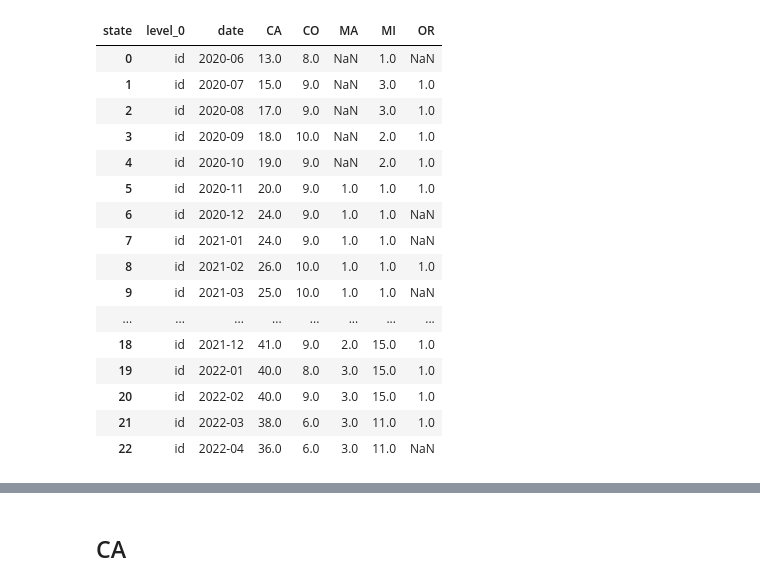
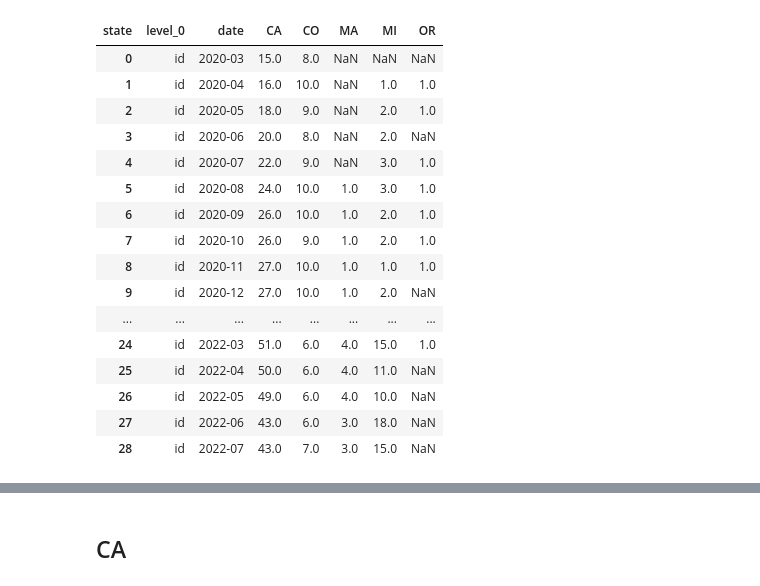
Before and after one commit to warrenshen/platform, a Jupyter notebook: services/api-server/notebooks/analysis/monthly_gm_perc_thresholds.ipynb, the cells around one changed output, grey strips where cells are left out. Saved outputs shown, nothing was run; the diff lists cells and outputs as text; code cells hidden in the pictures.

```diff
--- a/services/api-server/notebooks/analysis/monthly_gm_perc_thresholds.ipynb
+++ b/services/api-server/notebooks/analysis/monthly_gm_perc_thresholds.ipynb
@@ -36,5 +36,5 @@ from bespoke.inventory.analysis import inventory_valuations_util as valuations_u
 %load_ext autoreload
 %autoreload 2
 # %%
-gm = pd.read_csv('all_metrc_gm_0408.csv',index_col = 0)
+gm = pd.read_csv('all_metrc_gm_0720.csv',index_col = 0)
 # %%
@@ -56,29 +52,29 @@ gm
 # %%
 gm_high_coverage = gm[gm['coverage'] >= 0.7]
 # %%
-gm_high_coverage_3m_trim = gm_high_coverage[(gm_high_coverage['gm_past_quarter'] > 0.2) & (gm_high_coverage['gm_past_quarter'] < 0.8) & (gm_high_coverage['date'] < '2022-04-01')]
+gm_high_coverage_3m_trim = gm_high_coverage[(gm_high_coverage['gm_past_quarter'] > 0.2) & (gm_high_coverage['gm_past_quarter'] < 0.8) & (gm_high_coverage['date'] < '2022-07-01')]
 
-gm_high_coverage_6m_trim = gm_high_coverage[(gm_high_coverage['gm_past_2quarters'] > 0.2) & (gm_high_coverage['gm_past_2quarters'] < 0.8) & (gm_high_coverage['date'] < '2022-04-01')]
+gm_high_coverage_6m_trim = gm_high_coverage[(gm_high_coverage['gm_past_2quarters'] > 0.2) & (gm_high_coverage['gm_past_2quarters'] < 0.8) & (gm_high_coverage['date'] < '2022-07-01')]
 
-gm_high_coverage_9m_trim = gm_high_coverage[(gm_high_coverage['gm_past_3quarters'] > 0.2) & (gm_high_coverage['gm_past_3quarters'] < 0.8) & (gm_high_coverage['date'] < '2022-04-01')]
+gm_high_coverage_9m_trim = gm_high_coverage[(gm_high_coverage['gm_past_3quarters'] > 0.2) & (gm_high_coverage['gm_past_3quarters'] < 0.8) & (gm_high_coverage['date'] < '2022-07-01')]
 # %%
-state_count = gm_high_coverage_6m_trim[['state','id','date']].groupby(['state','date']).count().unstack().T.reset_index()
+state_count = gm_high_coverage_3m_trim[['state','id','date']].groupby(['state','date']).count().unstack().T.reset_index()
 state_count
 # %% [output]
 | state | level_0 | date | CA | CO | MA | MI | OR |
-| 0 | id | 2020-06 | 13.0 | 8.0 | NaN | 1.0 | NaN |
-| 1 | id | 2020-07 | 15.0 | 9.0 | NaN | 3.0 | 1.0 |
-| 2 | id | 2020-08 | 17.0 | 9.0 | NaN | 3.0 | 1.0 |
-| 3 | id | 2020-09 | 18.0 | 10.0 | NaN | 2.0 | 1.0 |
-| 4 | id | 2020-10 | 19.0 | 9.0 | NaN | 2.0 | 1.0 |
-| 5 | id | 2020-11 | 20.0 | 9.0 | 1.0 | 1.0 | 1.0 |
-| 6 | id | 2020-12 | 24.0 | 9.0 | 1.0 | 1.0 | NaN |
-| 7 | id | 2021-01 | 24.0 | 9.0 | 1.0 | 1.0 | NaN |
-| 8 | id | 2021-02 | 26.0 | 10.0 | 1.0 | 1.0 | 1.0 |
-| 9 | id | 2021-03 | 25.0 | 10.0 | 1.0 | 1.0 | NaN |
+| 0 | id | 2020-03 | 15.0 | 8.0 | NaN | NaN | NaN |
+| 1 | id | 2020-04 | 16.0 | 10.0 | NaN | 1.0 | 1.0 |
+| 2 | id | 2020-05 | 18.0 | 9.0 | NaN | 2.0 | 1.0 |
+| 3 | id | 2020-06 | 20.0 | 8.0 | NaN | 2.0 | NaN |
+| 4 | id | 2020-07 | 22.0 | 9.0 | NaN | 3.0 | 1.0 |
+| 5 | id | 2020-08 | 24.0 | 10.0 | 1.0 | 3.0 | 1.0 |
+| 6 | id | 2020-09 | 26.0 | 10.0 | 1.0 | 2.0 | 1.0 |
+| 7 | id | 2020-10 | 26.0 | 9.0 | 1.0 | 2.0 | 1.0 |
+| 8 | id | 2020-11 | 27.0 | 10.0 | 1.0 | 1.0 | 1.0 |
+| 9 | id | 2020-12 | 27.0 | 10.0 | 1.0 | 2.0 | NaN |
 | ... | ... | ... | ... | ... | ... | ... | ... |
-| 18 | id | 2021-12 | 41.0 | 9.0 | 2.0 | 15.0 | 1.0 |
-| 19 | id | 2022-01 | 40.0 | 8.0 | 3.0 | 15.0 | 1.0 |
-| 20 | id | 2022-02 | 40.0 | 9.0 | 3.0 | 15.0 | 1.0 |
-| 21 | id | 2022-03 | 38.0 | 6.0 | 3.0 | 11.0 | 1.0 |
-| 22 | id | 2022-04 | 36.0 | 6.0 | 3.0 | 11.0 | NaN |
+| 24 | id | 2022-03 | 51.0 | 6.0 | 4.0 | 15.0 | 1.0 |
+| 25 | id | 2022-04 | 50.0 | 6.0 | 4.0 | 11.0 | NaN |
+| 26 | id | 2022-05 | 49.0 | 6.0 | 4.0 | 10.0 | NaN |
+| 27 | id | 2022-06 | 43.0 | 6.0 | 3.0 | 18.0 | NaN |
+| 28 | id | 2022-07 | 43.0 | 7.0 | 3.0 | 15.0 | NaN |
```
Also changed, not shown: parts of 36 cells of this notebook, 5 other files.
